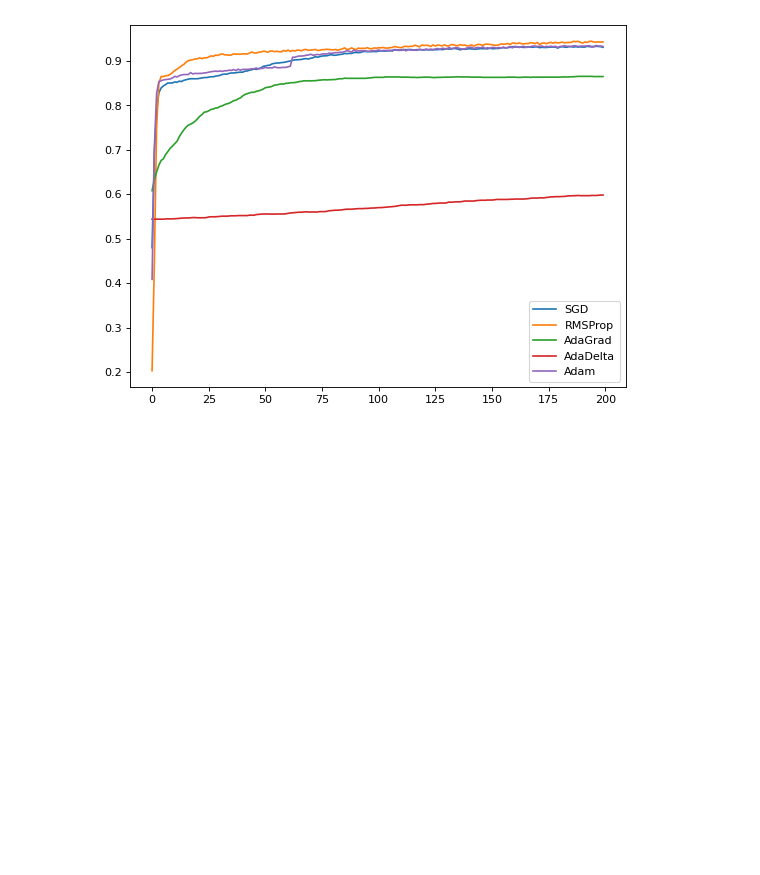
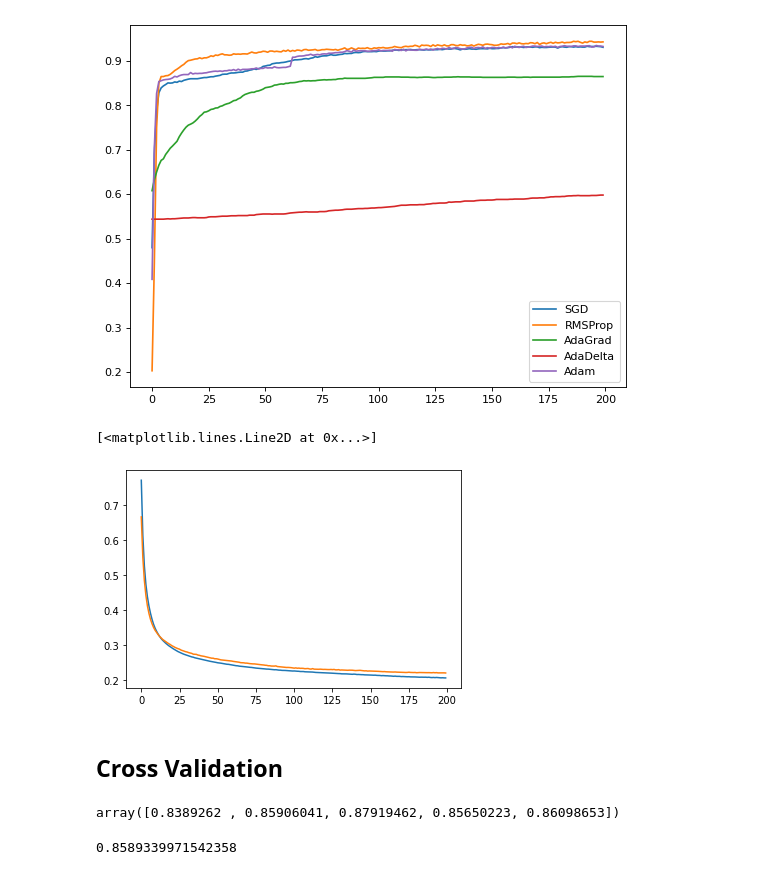
Before and after one commit to ywchiu/fubondl, a Jupyter notebook: Demo20201210.ipynb, the cells around one changed output. Cells and saved outputs as stored; diff of their text form; code cells hidden in the pictures; blank space fills up the shorter version.

```diff
--- a/Demo20201210.ipynb
+++ b/Demo20201210.ipynb
@@ -605,3 +605,11 @@ plt.legend()
 plt.show()
 # %% [output]
 [figure]
+# %%
+plt.plot(range(len(history5.history.get('loss'))), history5.history.get('loss'))
+plt.plot(range(len(history5.history.get('val_loss'))), history5.history.get('val_loss'))
+# %% [output]
+[<matplotlib.lines.Line2D at 0x...>]
+[figure, added]
+# %% [markdown]
+## Cross Validation
@@ -607,0 +633,8 @@ plt.show()
+# %%
+accuracies
+# %% [output]
+array([0.8389262 , 0.85906041, 0.87919462, 0.85650223, 0.86098653])
+# %%
+accuracies.mean()
+# %% [output]
+0.8589339971542358
```
Also changed, not shown: parts of 39 cells of this notebook.
